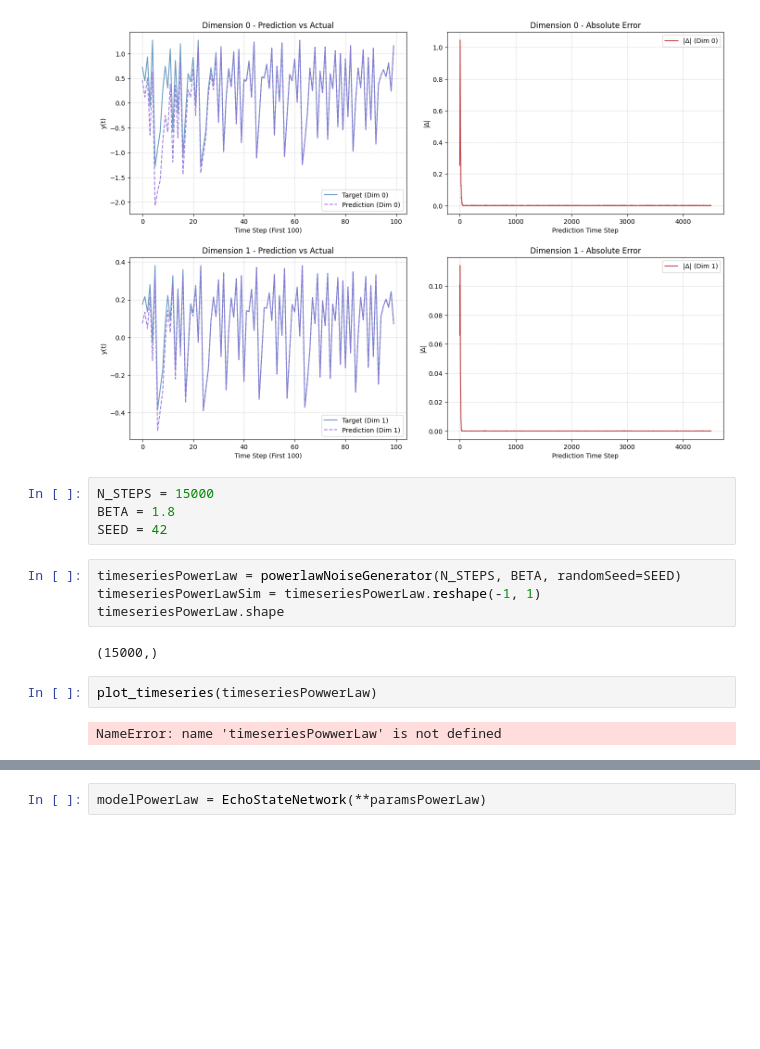
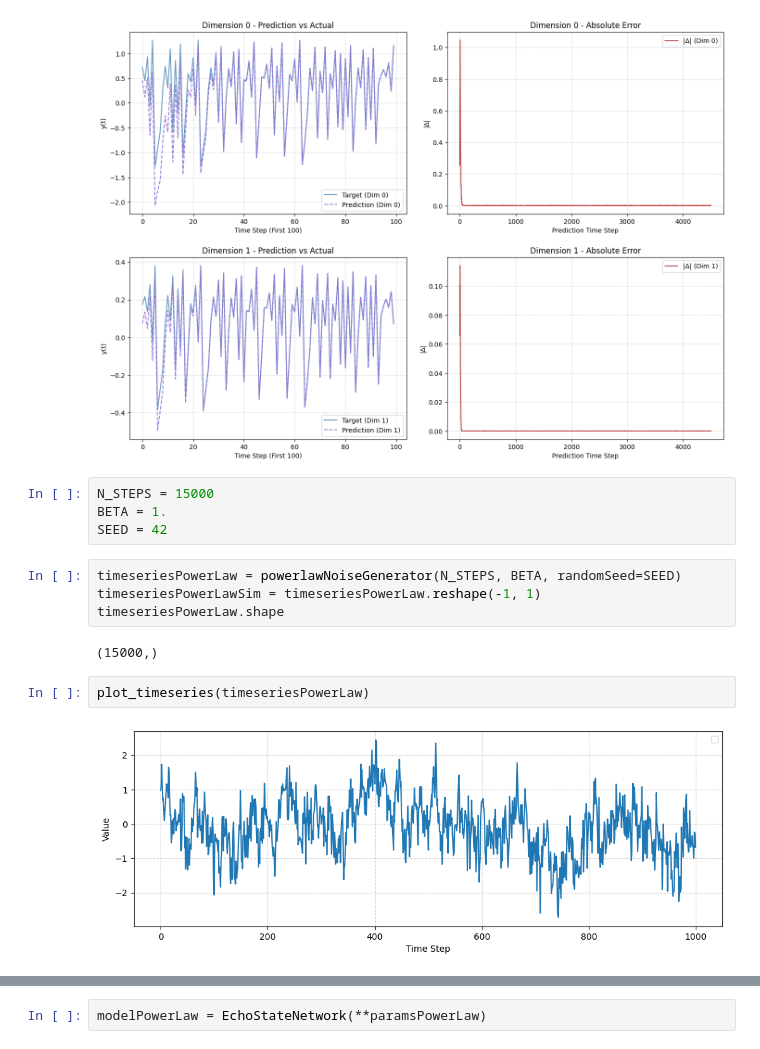
Before and after one commit to SashVqz/RC, a Jupyter notebook: StdESNsummary.ipynb, the cells around one changed output, grey strips where cells are left out. Cells and saved outputs as stored; diff of their text form; blank space fills up the shorter version.

```diff
--- a/StdESNsummary.ipynb
+++ b/StdESNsummary.ipynb
@@ -119,7 +119,7 @@ predictionAnalysisNDim(predictionsHenon, actualsHenon, zoom_limit=100)
 [figure]
 # %%
 N_STEPS = 15000
-BETA = 1.8
+BETA = 1.
 SEED = 42
 # %%
 timeseriesPowerLaw = powerlawNoiseGenerator(N_STEPS, BETA, randomSeed=SEED)
@@ -128,9 +128,9 @@ timeseriesPowerLaw.shape
 # %% [output]
 (15000,)
 # %%
-plot_timeseries(timeseriesPowwerLaw)
+plot_timeseries(timeseriesPowerLaw)
 # %% [output]
-NameError: name 'timeseriesPowwerLaw' is not defined
+[figure, added]
 # %%
 paramsPowerLaw = {
     'inputSize': 1,
```
Also changed, not shown: parts of 6 cells of this notebook, 1 other file.
